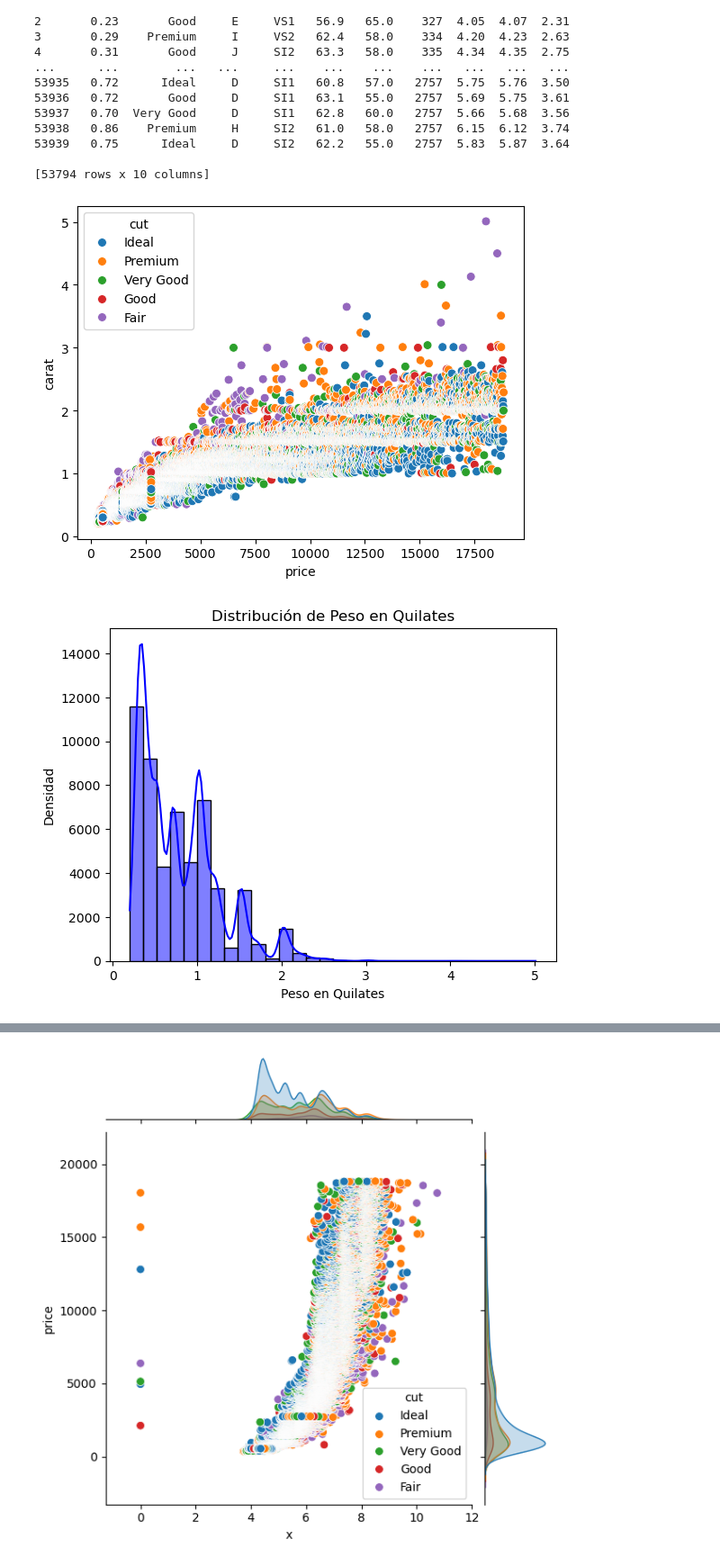
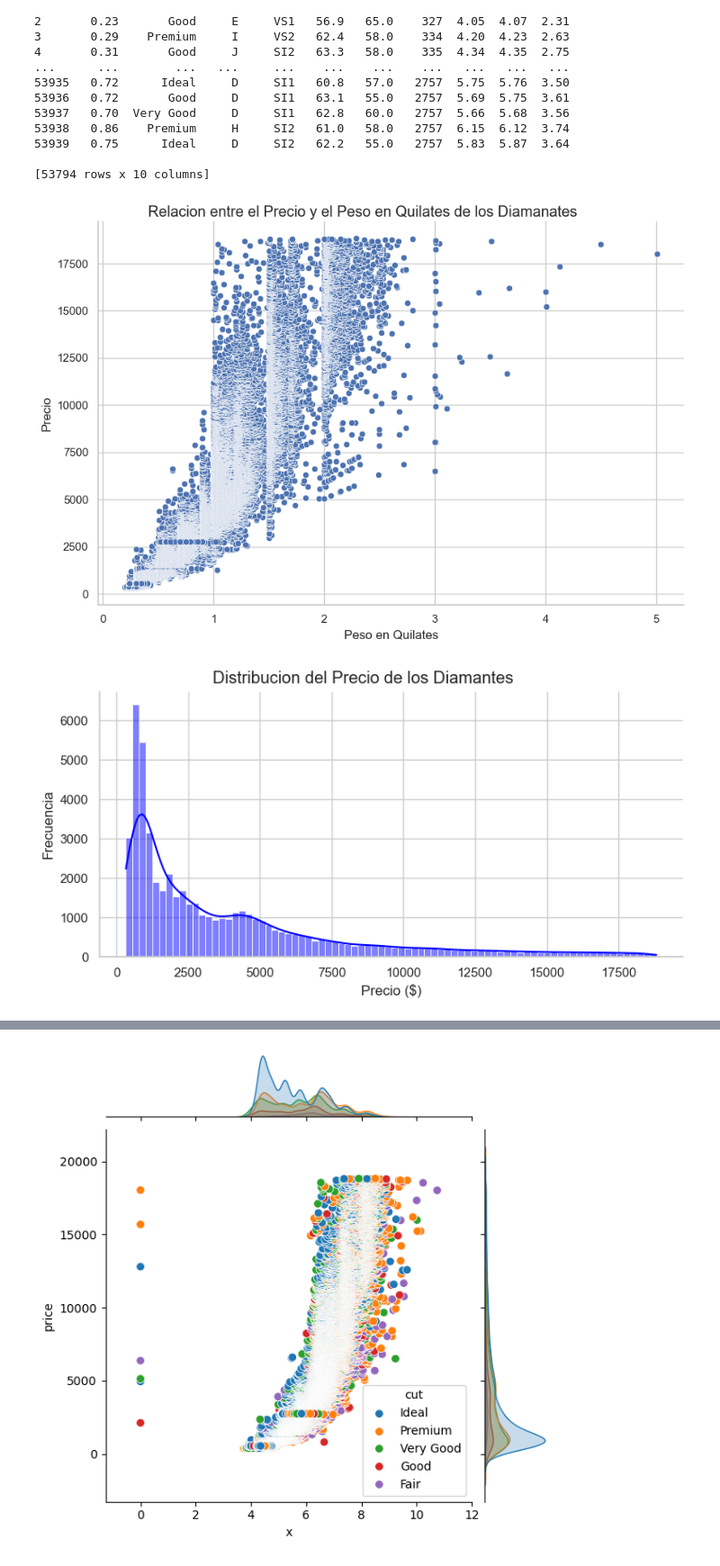
Before and after one commit to Juan8516/DashboardAnalisisDatos, a Jupyter notebook: Dashboard de un Análisis Exploratorio de Datos con Seaborn.ipynb, the cells around one changed output, grey strips where cells are left out. Shown at 90% size. Drawn from its saved outputs; the diff is of its cells as text; code cells hidden in the pictures.

Commit message:
fix: Mejora visualizaciones en las graficas

```diff
--- a/Dashboard de un Análisis Exploratorio de Datos con Seaborn.ipynb
+++ b/Dashboard de un Análisis Exploratorio de Datos con Seaborn.ipynb
@@ -150,22 +145,44 @@ print(diamantes)
 [53794 rows x 10 columns]
 # %%
 # 3. Creacion de visualizaciones
+# Relaciones(relplot) entre variables numéricas (por ejemplo, precio vs. peso en quilates)
+sns.set(style="whitegrid")
 
-# Relaciones entre variables numéricas (por ejemplo, precio vs. peso en quilates)
-sns.scatterplot(data=diamantes,
-               x='price',
-               y='carat',
-               hue='cut',
-               s=50);
+# Creando el grafico de relacion con relplot
+g  = sns.relplot(data=diamantes,
+                x='carat',
+                y='price',
+                kind='scatter',
+                height=6,
+                aspect=1.5)
+
+# Estableciendo el titulo.
+g.fig.suptitle("Relacion entre el Precio y el Peso en Quilates de los Diamanates",
+              va='baseline',
+              ha='center')
+
+# Estableciendo tieulos para las etiquetas de ejes.
+g.set_axis_labels('Peso en Quilates', 'Precio');
 # %% [output]
-[figure, old version]
+[figure, new version]
 # %%
-# Distribuciones de variables numéricas (por ejemplo, precio, peso en quilates)
+# Distribuciones(displot) de variables numéricas (por ejemplo, precio, peso en quilates)
 
-sns.histplot(diamantes['carat'], kde=True, bins=30, color='blue')
-plt.title('Distribución de Peso en Quilates')
-plt.xlabel('Peso en Quilates')
-plt.ylabel('Densidad')
-plt.show()
+g = sns.displot(data=diamantes,
+               x='price',
+               kind='hist',
+               kde=True,
+               color='blue',
+               height=4,
+               aspect=2)
+
+# Estableciendo el titulo.
+g.fig.suptitle("Distribucion del Precio de los Diamantes",
+              va='baseline',
+              ha='center')
+
+# Estableciendo tieulos para las etiquetas de ejes.
+g.set_axis_labels('Precio ($)',
+                 'Frecuencia');
 # %% [output]
-[figure, old version]
+[figure, new version]
```
Also changed, not shown: parts of 4 cells of this notebook.
